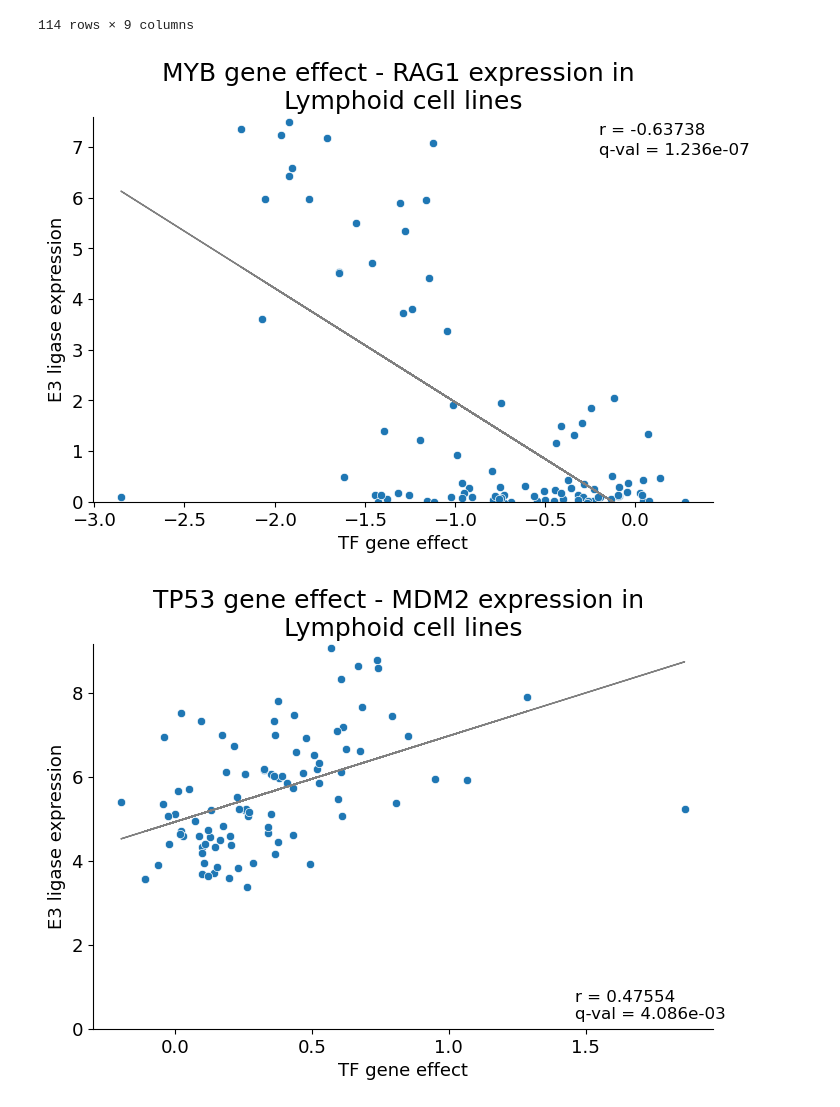
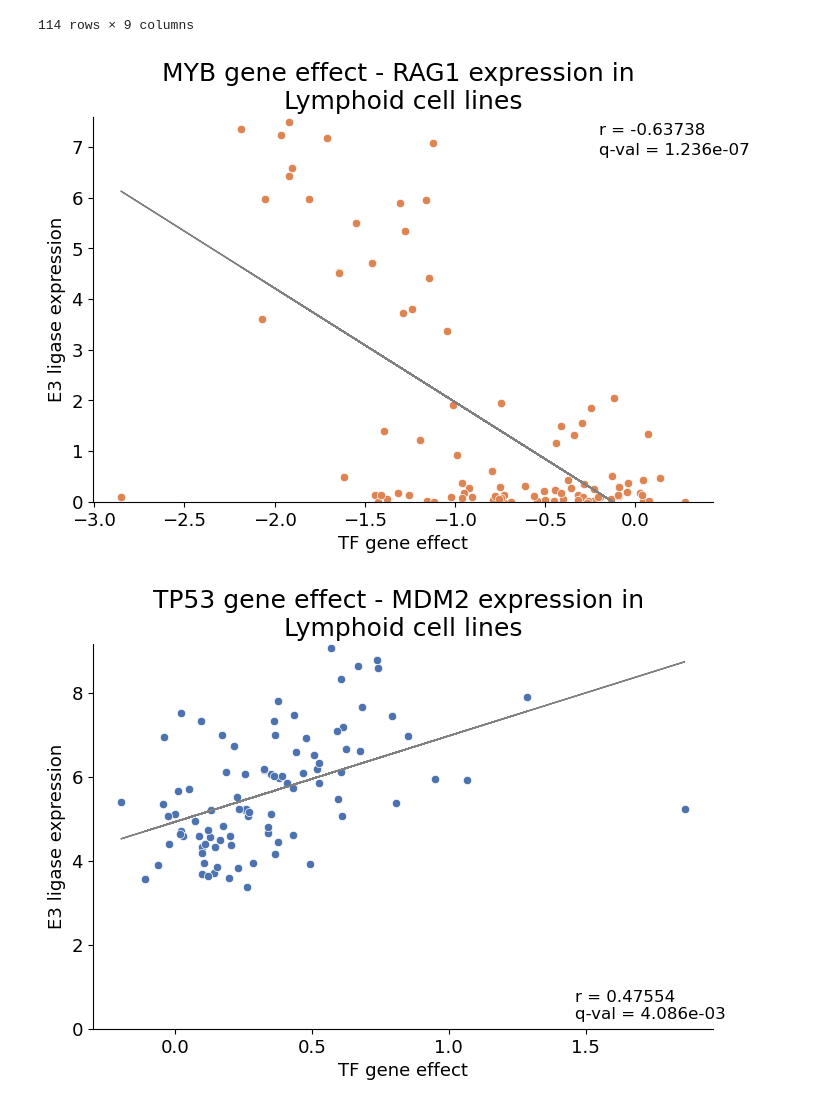
Before and after one commit to ddiannae/cancer_bootcamp25, a Jupyter notebook: 9a_Scatterplot_bylineage.ipynb, the cells around one changed output. Cells and saved outputs as stored; diff of their text form; code cells hidden in the pictures.

Commit message:
Adding color parameter

```diff
--- a/9a_Scatterplot_bylineage.ipynb
+++ b/9a_Scatterplot_bylineage.ipynb
@@ -35,7 +35,7 @@ significant_cors.loc[significant_cors['lineage'] == "Lymphoid"].sort_values(by =
 | 649531 | Lymphoid | POU2AF1 | HACE1 | 1.703701e-04 | 0.376396 | Negative | 9.382172e-02 | 1.027697 | POU2AF1-HACE1 |
 114 rows × 9 columns
 # %%
-def get_scatterplot_bylineage(tf, e3_ligase, lineage, stat_pos):
+def get_scatterplot_bylineage(tf, e3_ligase, lineage, stat_pos, color):
     lin_models = model.loc[model["OncotreeLineage"] == lineage, "ModelID"]
     lin_e3_expr = e3_expr.loc[e3_expr.index.isin(lin_models), e3_ligase]
     lin_tf_effect = tf_effect.loc[tf_effect.index.isin(lin_models), tf]
@@ -46,7 +46,7 @@ def get_scatterplot_bylineage(tf, e3_ligase, lineage, stat_pos):
     plt.figure(figsize=(8,5))
     ax = plt.subplot(111)
     m, b = np.polyfit(lin_tf_effect, lin_e3_expr, 1)
-    sns.scatterplot(x=lin_tf_effect, y = lin_e3_expr)
+    sns.scatterplot(x=lin_tf_effect, y = lin_e3_expr, color = color)
     ax.plot(lin_tf_effect, m*lin_tf_effect + b, color='grey', linewidth=1)
     if stat_pos == "top":
         ax.text(-0.2, max(lin_e3_expr)-0.25, f"r = {round(corr_q[0], 5)}", fontsize = 12)
@@ -63,10 +63,10 @@ def get_scatterplot_bylineage(tf, e3_ligase, lineage, stat_pos):
     plt.title(f"{tf} gene effect - {e3_ligase} expression in \n{lineage} cell lines",
               fontdict={"fontsize": 18})
 # %%
-get_scatterplot_bylineage("MYB", "RAG1", "Lymphoid", "top")
+get_scatterplot_bylineage("MYB", "RAG1", "Lymphoid", "top", sns.color_palette("deep")[1])
 # %% [output]
-[figure, old version]
+[figure, new version]
 # %%
-get_scatterplot_bylineage("TP53", "MDM2", "Lymphoid", "bottom")
+get_scatterplot_bylineage("TP53", "MDM2", "Lymphoid", "bottom", sns.color_palette("deep")[0])
 # %% [output]
-[figure, old version]
+[figure, new version]
```
